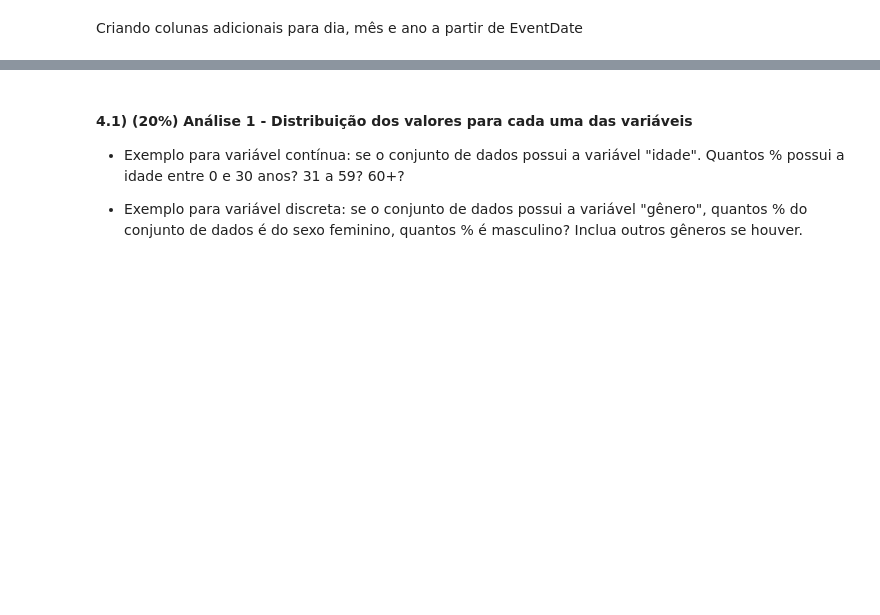
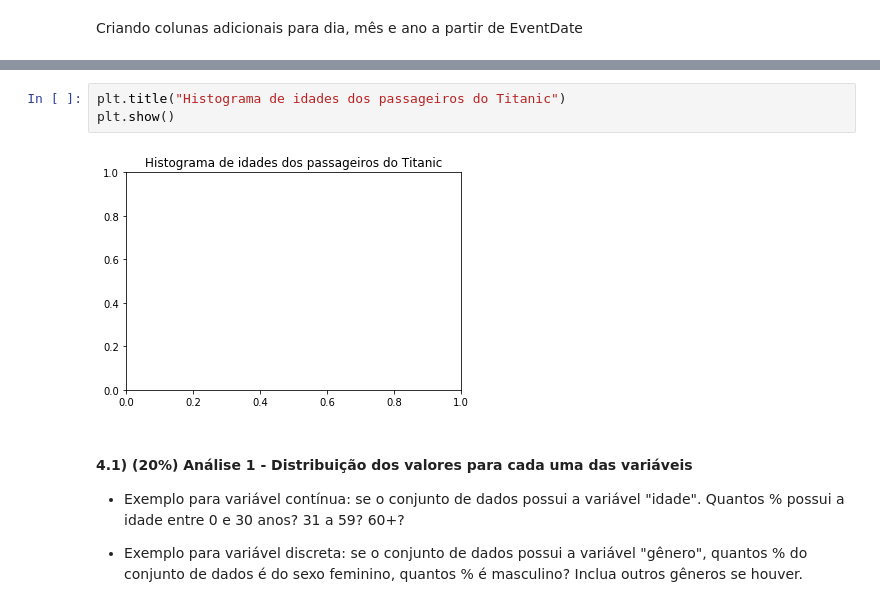
Before and after one commit to marcoguinter/aed_projeto_1, a Jupyter notebook: projeto.ipynb, the cells around one changed output, grey strips where cells are left out. Drawn from its saved outputs; the diff is of its cells as text; blank space fills up the shorter version.

```diff
--- a/projeto.ipynb
+++ b/projeto.ipynb
@@ -388,3 +427,8 @@ df.head(10)
+# %%
+plt.title("Histograma de idades dos passageiros do Titanic")
+plt.show()
+# %% [output]
+[figure, added]
 # %% [markdown]
 #### 4.1) **(20%)** Análise 1 -  Distribuição dos valores para cada uma das variáveis
 - Exemplo para variável contínua: se o conjunto de dados possui a variável "idade". Quantos % possui a idade entre 0 e 30 anos? 31 a 59? 60+?
```
Also changed, not shown: parts of 8 cells of this notebook.
